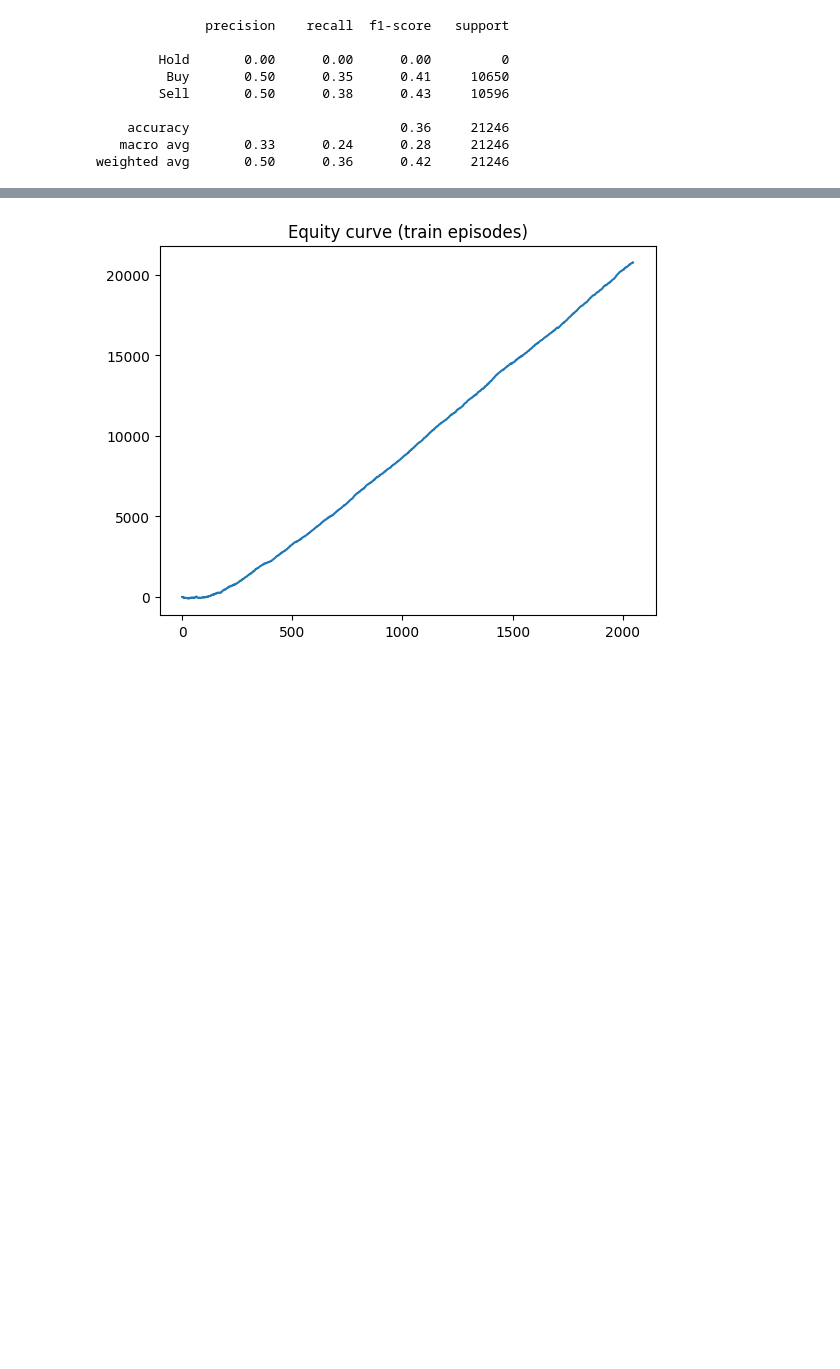
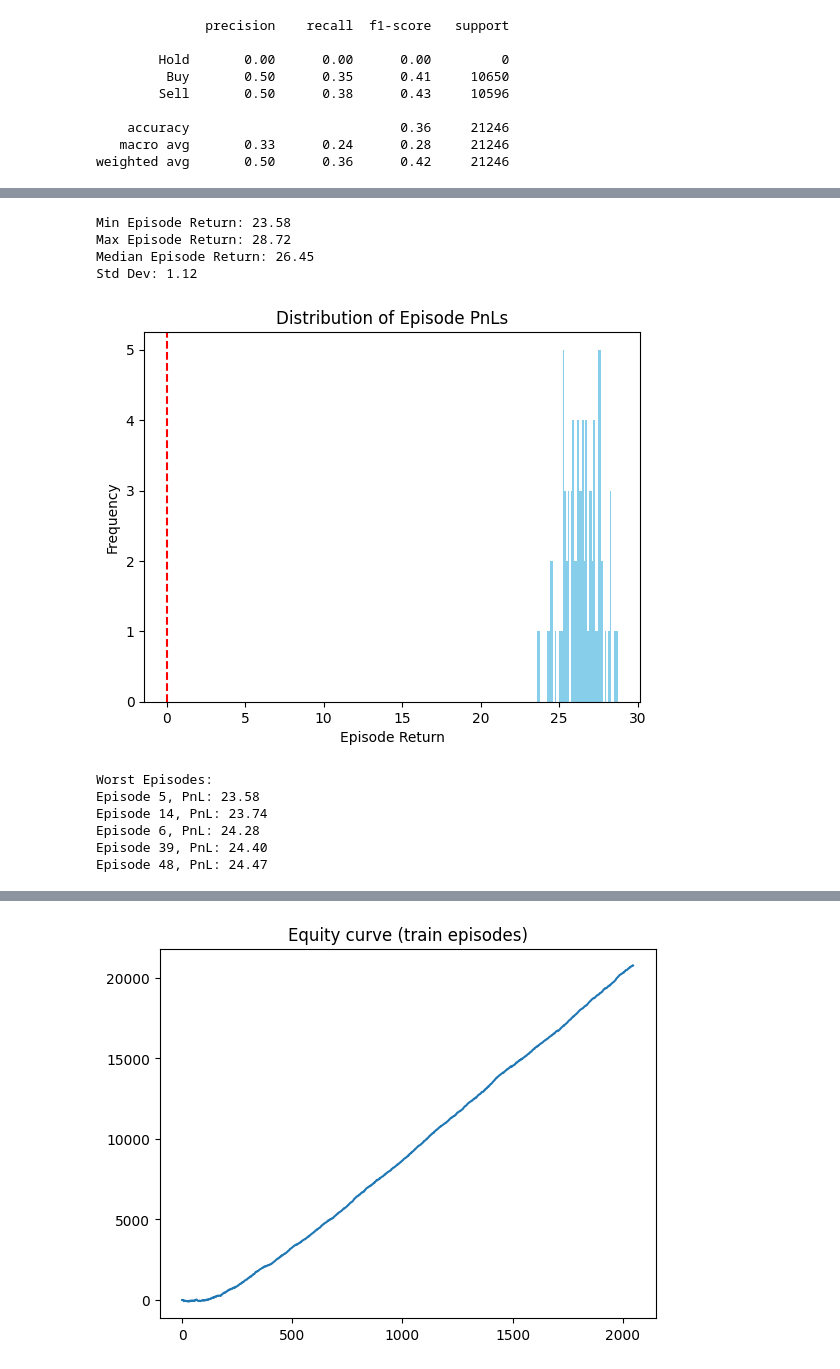
Before and after one commit to charlzzzz/DS_Lab_1, a Jupyter notebook: project.ipynb, the cells around one changed output, grey strips where cells are left out. Drawn from its saved outputs; the diff is of its cells as text; code cells hidden in the pictures; blank space fills up the shorter version.

```diff
--- a/project.ipynb
+++ b/project.ipynb
@@ -1909,3 +2089,36 @@ Win Rate              : 0.928 (6457/6957.00000001)
+# %%
+ep_returns = np.array(equity_curve)
+
+print(f"Min Episode Return: {ep_returns.min():.2f}")
+print(f"Max Episode Return: {ep_returns.max():.2f}")
+print(f"Median Episode Return: {np.median(ep_returns):.2f}")
+print(f"Std Dev: {ep_returns.std():.2f}")
+# %% [output]
+Min Episode Return: 23.58
+Max Episode Return: 28.72
+Median Episode Return: 26.45
+Std Dev: 1.12
+# %%
+plt.hist(ep_returns, bins=50, color='skyblue')
+plt.title("Distribution of Episode PnLs")
+plt.xlabel("Episode Return")
+plt.ylabel("Frequency")
+plt.axvline(0, color='red', linestyle='--')
+plt.show()
+# %% [output]
+[figure, added]
+# %%
+worst_episodes = np.argsort(ep_returns)[:5]  # Top 5 worst losses
+print("Worst Episodes:")
+for i in worst_episodes:
+    print(f"Episode {i}, PnL: {ep_returns[i]:.2f}")
+# %% [output]
+Worst Episodes:
+Episode 5, PnL: 23.58
+Episode 14, PnL: 23.74
+Episode 6, PnL: 24.28
+Episode 39, PnL: 24.40
+Episode 48, PnL: 24.47
 # %%
 import pandas as pd
 from sklearn.metrics import classification_report, confusion_matrix
```
Also changed, not shown: parts of 9 cells of this notebook, 1 other file.
